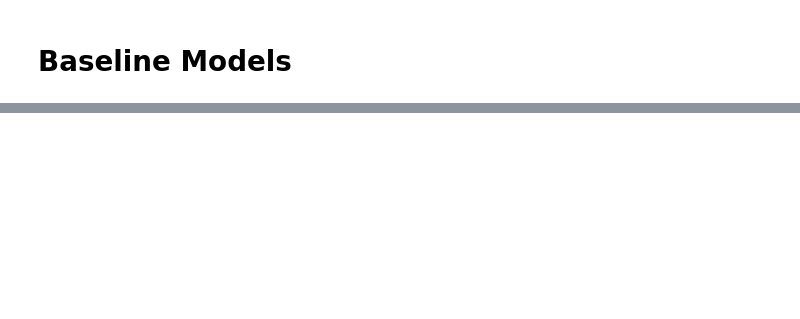
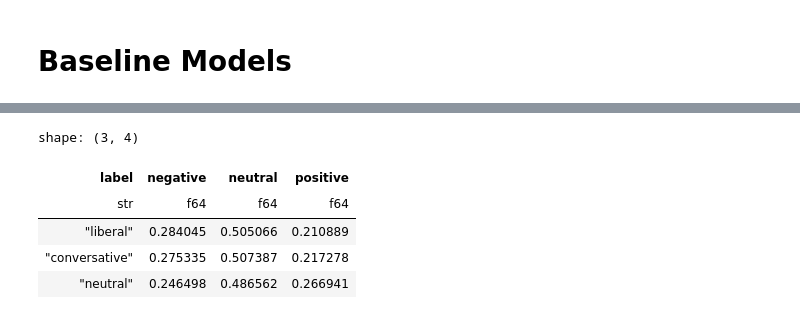
Before and after one commit to PaulTerrasi/Political-Signaling-Sentiment-Analysis, a Jupyter notebook: src/modeling/baseline.ipynb, the cells around one changed output, grey strips where cells are left out. Saved outputs shown, nothing was run; the diff lists cells and outputs as text; code cells hidden in the pictures; blank space fills up the shorter version.

```diff
--- a/src/modeling/baseline.ipynb
+++ b/src/modeling/baseline.ipynb
@@ -142,0 +151,9 @@ tst.with_columns([
+# %%
+test.group_by(["label"]).agg(pl.col("negative").mean(), pl.col("neutral").mean(), pl.col("positive").mean())
+# %% [output]
+shape: (3, 4)
+| label | negative | neutral | positive |
+| str | f64 | f64 | f64 |
+| "liberal" | 0.284045 | 0.505066 | 0.210889 |
+| "conversative" | 0.275335 | 0.507387 | 0.217278 |
+| "neutral" | 0.246498 | 0.486562 | 0.266941 |
```
Also changed, not shown: parts of 15 cells of this notebook.
